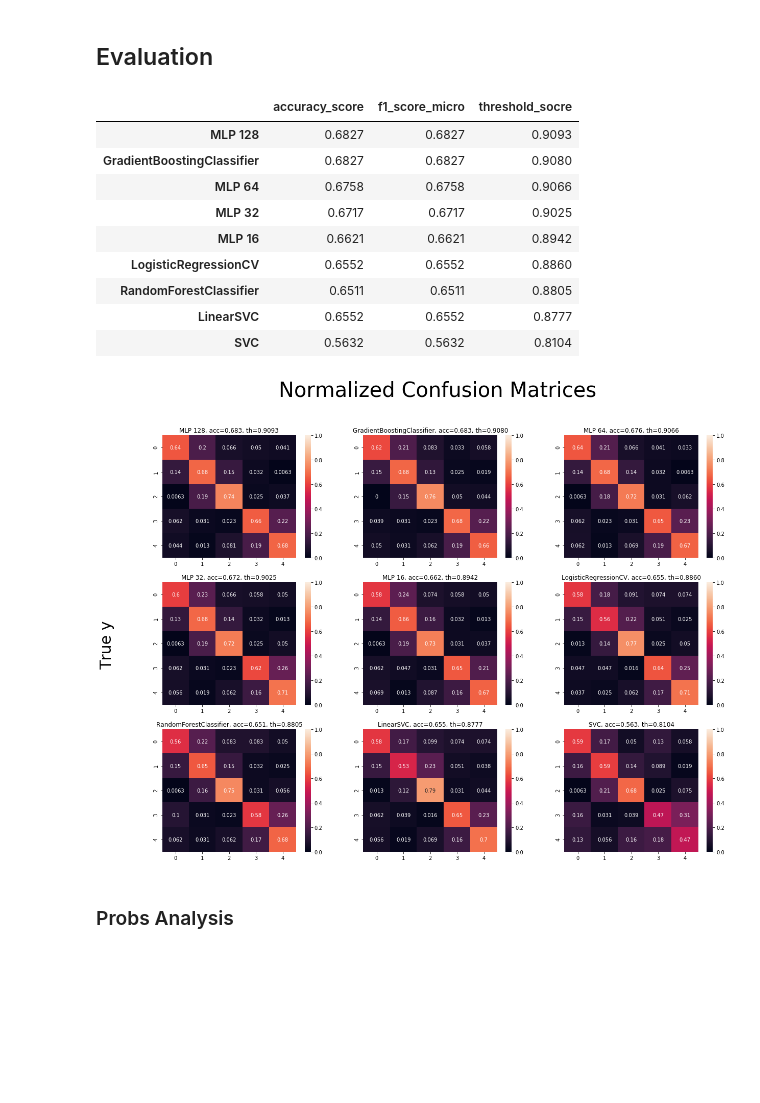
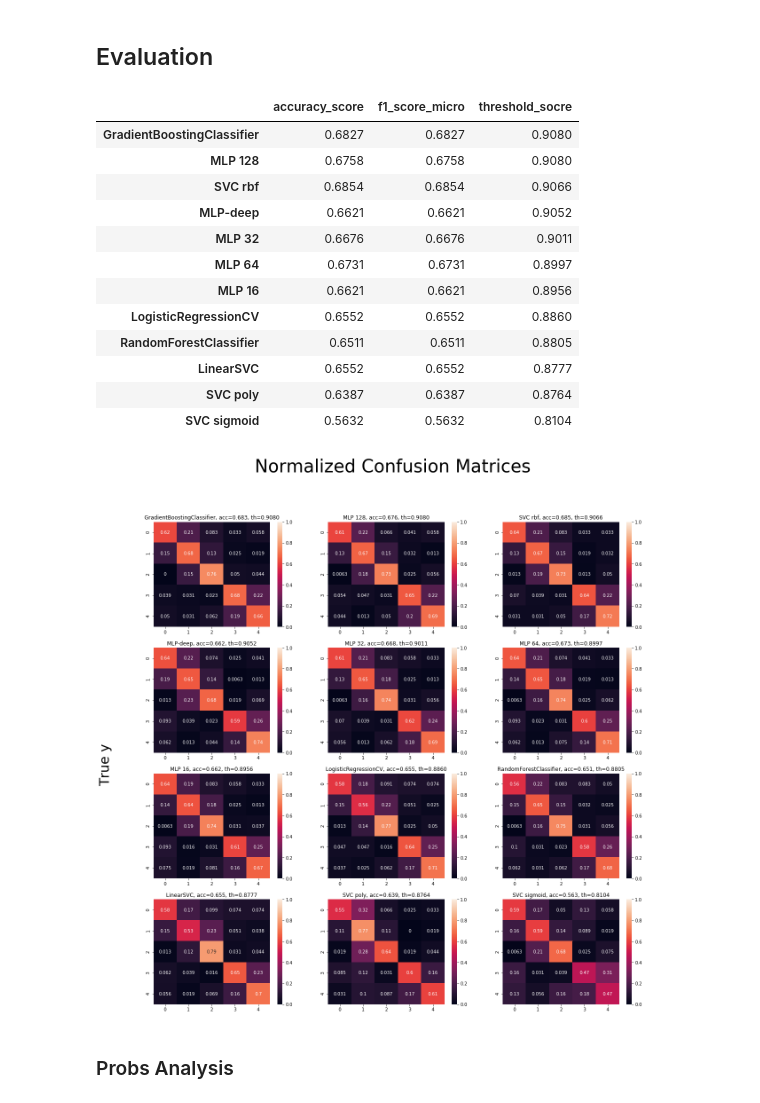
Before and after one commit to shlomihod/deep-text-eval, a Jupyter notebook: features2prediction/weebit/classification.ipynb, the cells around one changed output. Cells and saved outputs as stored; diff of their text form; code cells hidden in the pictures; blank space fills up the shorter version.

Commit message:
better model compare

```diff
--- a/features2prediction/weebit/classification.ipynb
+++ b/features2prediction/weebit/classification.ipynb
@@ -29,18 +29,14 @@ def train_classification_model(model_class, X_train, y_train, model_params={}, h
 
     name = model_class.__name__
 
-    if 'kernal' in model_params:
+    if 'kernel' in model_params:
         name += ' ' + model_params['kernel']
-    #if model_params:
-    #    name += ' ' + str(model_params)
 
     model = model_class(random_state=42, **model_params)
     if hyperparameters_grid:
         model = GridSearchCV(model, hyperparameters_grid)
-        # name += ' GridCV'
 
     model.fit(X_train, y_train)
-
 
     return name, model
 
@@ -52,9 +48,9 @@ models = dict([train_classification_model(model_class, X_train, y_train, model_p
                                      tqdm([
                                          (LogisticRegressionCV, {},  {}),
                                          (LinearSVC, {}, {'C': Cs}),
-                                         (SVC, {'kernel': 'rbf'}, {'C': Cs}),
-                                         (SVC, {'kernel': 'poly'}, {'C': Cs}),
-                                         (SVC, {'kernel': 'sigmoid'}, {'C': Cs}),
+                                         (SVC, {'kernel': 'rbf', 'probability': True}, {'C': Cs}),
+                                         (SVC, {'kernel': 'poly', 'probability': True}, {'C': Cs}),
+                                         (SVC, {'kernel': 'sigmoid', 'probability': True}, {'C': Cs}),
                                          (RandomForestClassifier, {}, {'n_estimators': range(10, 101, 10),
                                                                   'max_features': ['auto', 'sqrt'],
                                                                   'max_depth': range(10, 101, 10)}),
@@ -84,7 +80,19 @@ def train_mlp(units):
 models['MLP 16'] = train_mlp(16)
 models['MLP 32'] = train_mlp(32)
 models['MLP 64'] = train_mlp(64)
-models['MLP 128'] = train_mlp(238)
+models['MLP 128'] = train_mlp(128)
+# %%
+deep_model = Sequential()
+deep_model.add(Dense(256, input_shape=(n_features,), activation='relu', kernel_regularizer=regularizers.l2(0.01)))
+deep_model.add(Dense(128, activation='relu', kernel_regularizer=regularizers.l2(0.01)))
+deep_model.add(Dense(64, activation='relu', kernel_regularizer=regularizers.l2(0.01)))
+deep_model.add(Dense(5, activation='softmax', kernel_regularizer=regularizers.l2(0.01)))
+
+deep_model.compile(optimizer='rmsprop', loss='categorical_crossentropy', metrics=['accuracy'])
+
+deep_model.fit(X_train, y_train_onehot, epochs=100, verbose=0)
+
+models['MLP-deep'] = deep_model
 # %% [markdown]
 ## Evaluation
 # %%
@@ -123,31 +131,34 @@ summary_evaluation_df = evaluation_df[['accuracy_score', 'f1_score_micro', 'thre
 summary_evaluation_df
 # %% [output]
 |  | accuracy_score | f1_score_micro | threshold_socre |
-| MLP 128 | 0.6827 | 0.6827 | 0.9093 |
 | GradientBoostingClassifier | 0.6827 | 0.6827 | 0.9080 |
-| MLP 64 | 0.6758 | 0.6758 | 0.9066 |
-| MLP 32 | 0.6717 | 0.6717 | 0.9025 |
-| MLP 16 | 0.6621 | 0.6621 | 0.8942 |
+| MLP 128 | 0.6758 | 0.6758 | 0.9080 |
+| SVC rbf | 0.6854 | 0.6854 | 0.9066 |
+| MLP-deep | 0.6621 | 0.6621 | 0.9052 |
+| MLP 32 | 0.6676 | 0.6676 | 0.9011 |
+| MLP 64 | 0.6731 | 0.6731 | 0.8997 |
+| MLP 16 | 0.6621 | 0.6621 | 0.8956 |
 | LogisticRegressionCV | 0.6552 | 0.6552 | 0.8860 |
 | RandomForestClassifier | 0.6511 | 0.6511 | 0.8805 |
 | LinearSVC | 0.6552 | 0.6552 | 0.8777 |
-| SVC | 0.5632 | 0.5632 | 0.8104 |
+| SVC poly | 0.6387 | 0.6387 | 0.8764 |
+| SVC sigmoid | 0.5632 | 0.5632 | 0.8104 |
 # %%
 summary_evaluation_df.to_excel('classification_evaluation.xlsx')
 # %%
-f, axes = plt.subplots(3, 3, figsize=(20, 15))
+f, axes = plt.subplots(4, 3, figsize=(20, 20))
 axes = itertools.chain(*axes)
 for (name, r), ax in zip(evaluation_df.iterrows(), axes):
     cm = r['confusion_matrix']
     cm = cm.astype('float') / cm.sum(axis=1)[:, np.newaxis]
     sns.heatmap(cm, vmin=0, vmax=1, annot=True,
                 ax=ax)
     ax.set_title(name + ', acc={:0.3f}, th={:0.4f}'.format(r['accuracy_score'], r['threshold_socre']))
 
 f.text(0.04, 0.5, 'True y', va='center', rotation='vertical', fontsize=30)
 f.suptitle('Normalized Confusion Matrices', fontsize=40);
 # %% [output]
-[figure, old version]
+[figure, new version]
 # %% [markdown]
 ### Probs Analysis
 # %%
```
Also changed, not shown: parts of 3 cells of this notebook, 9 other files.
